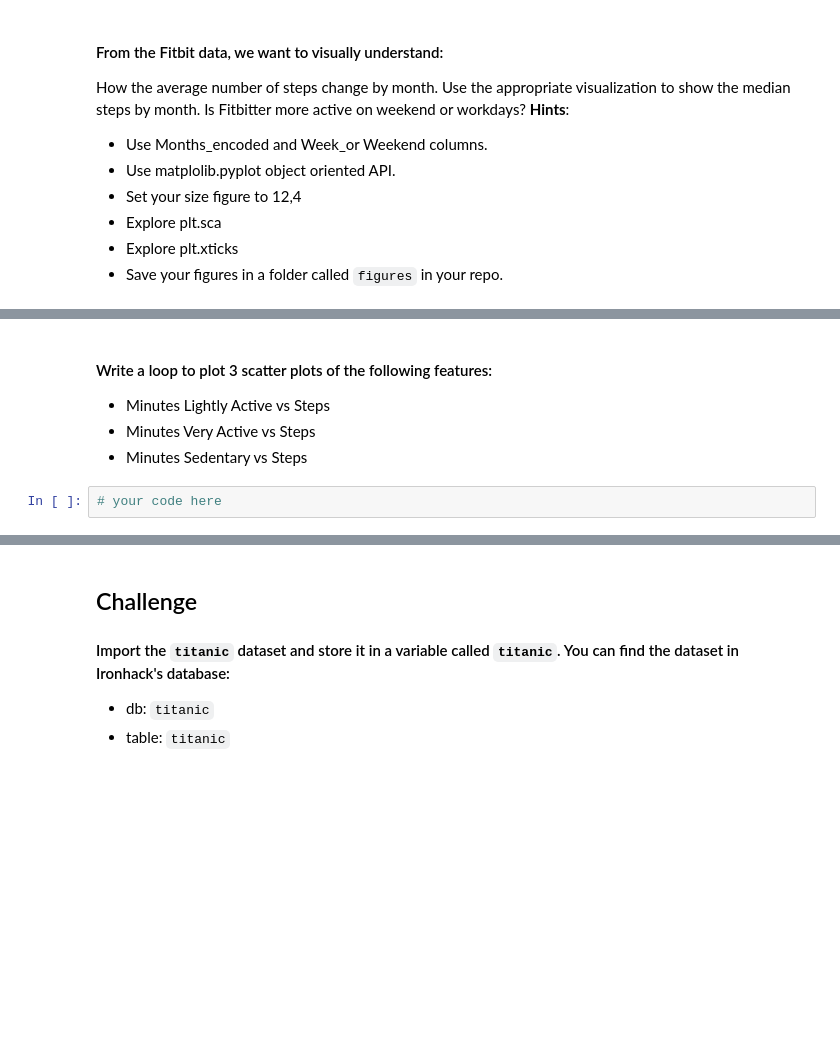
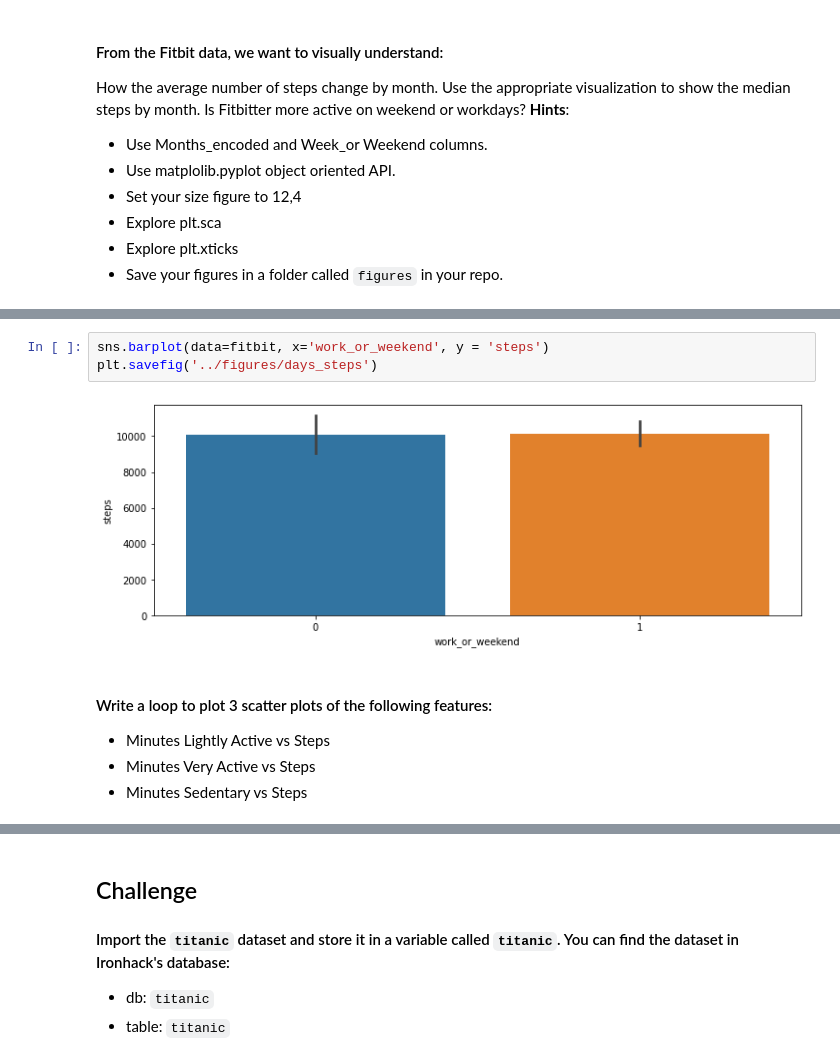
Before and after one commit to Ironhack-Data-Madrid-Marzo-2022/5.2-lab-matplotlib-seaborn, a Jupyter notebook: your-code/main.ipynb, the cells around one changed output, grey strips where cells are left out. Cells and saved outputs as stored; diff of their text form; blank space fills up the shorter version.

```diff
--- a/your-code/main.ipynb
+++ b/your-code/main.ipynb
@@ -34,8 +81,11 @@ How the average number of steps change by month. Use the appropriate visualizati
+# %%
+sns.barplot(data=fitbit, x='work_or_weekend', y = 'steps')
+plt.savefig('../figures/days_steps')
+# %% [output]
+[figure, added]
 # %% [markdown]
 #### Write a loop to plot 3 scatter plots of the following features:
 
 * Minutes Lightly Active vs Steps
 * Minutes Very Active vs Steps
 * Minutes Sedentary vs Steps
-# %%
-# your code here
```
Also changed, not shown: parts of 62 cells of this notebook, 16 other files.
